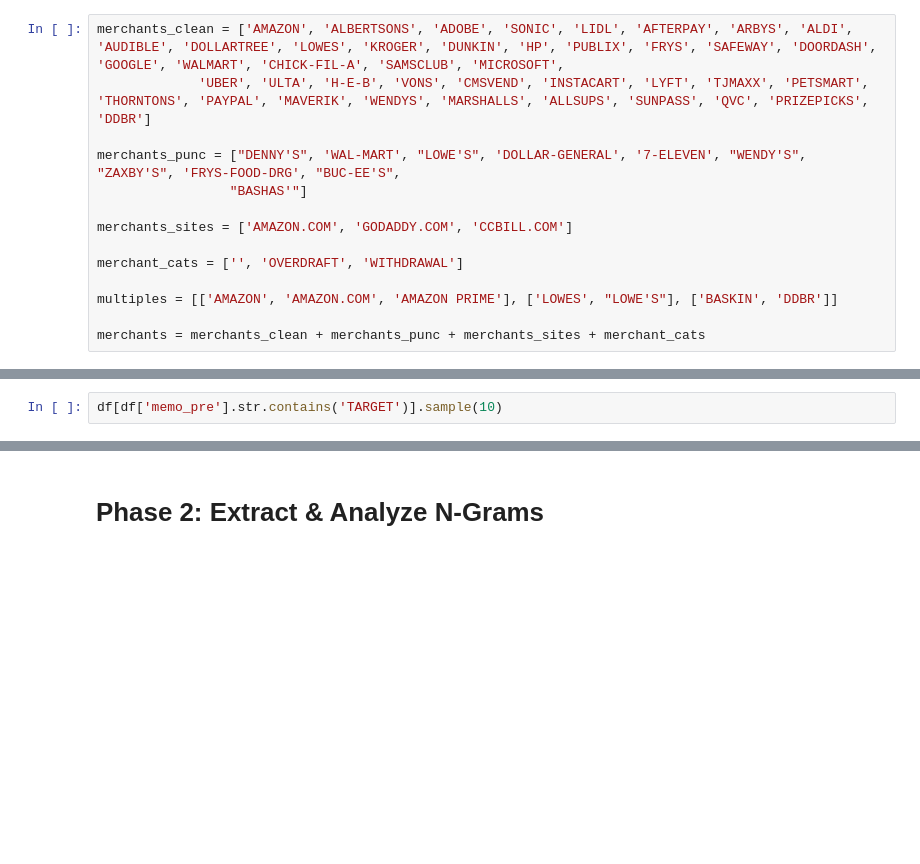
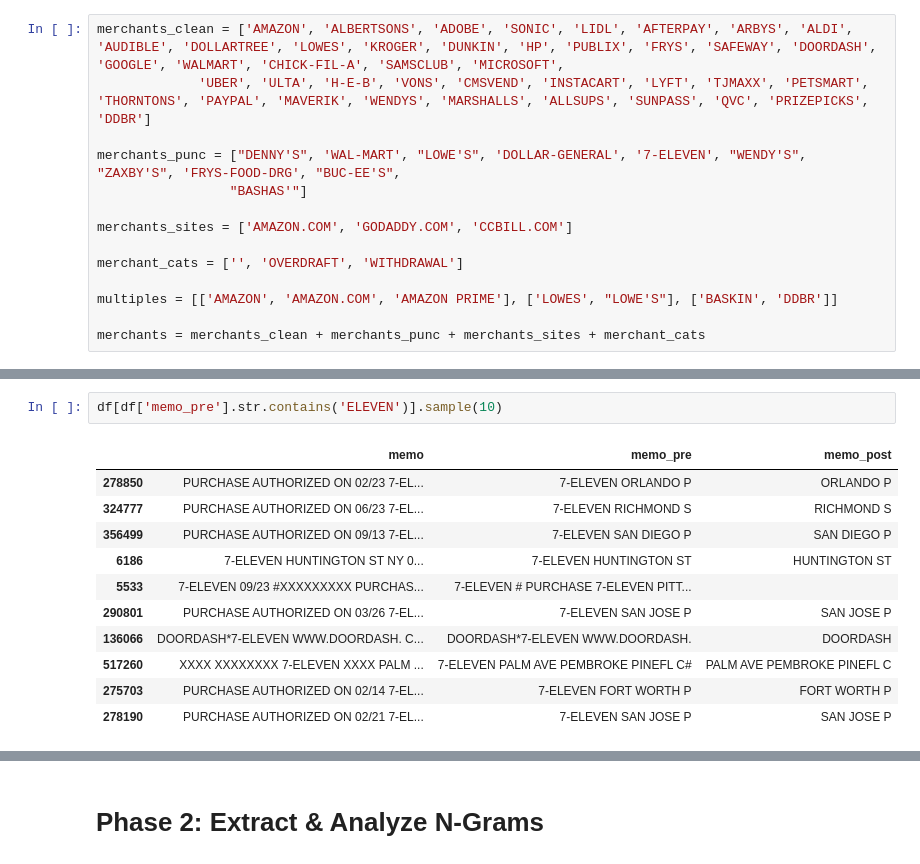
Before and after one commit to kylechoi101/DSC180A-Q1, a Jupyter notebook: Week 2/Haris_Saif.ipynb, the cells around one changed output, grey strips where cells are left out. Saved outputs shown, nothing was run; the diff lists cells and outputs as text; blank space fills up the shorter version.

```diff
--- a/Week 2/Haris_Saif.ipynb
+++ b/Week 2/Haris_Saif.ipynb
@@ -277,4 +361,16 @@ df[df['memo_post'] == 'TARGET']#.iloc[0]['memo']
 # %%
-df[df['memo_pre'].str.contains('TARGET')].sample(10)
+df[df['memo_pre'].str.contains('ELEVEN')].sample(10)
+# %% [output]
+|  | memo | memo_pre | memo_post |
+| 278850 | PURCHASE AUTHORIZED ON 02/23 7-EL... | 7-ELEVEN ORLANDO P | ORLANDO P |
+| 324777 | PURCHASE AUTHORIZED ON 06/23 7-EL... | 7-ELEVEN RICHMOND S | RICHMOND S |
+| 356499 | PURCHASE AUTHORIZED ON 09/13 7-EL... | 7-ELEVEN SAN DIEGO P | SAN DIEGO P |
+| 6186 | 7-ELEVEN HUNTINGTON ST NY 0... | 7-ELEVEN HUNTINGTON ST | HUNTINGTON ST |
+| 5533 | 7-ELEVEN 09/23 #XXXXXXXXX PURCHAS... | 7-ELEVEN # PURCHASE 7-ELEVEN PITT... |  |
+| 290801 | PURCHASE AUTHORIZED ON 03/26 7-EL... | 7-ELEVEN SAN JOSE P | SAN JOSE P |
+| 136066 | DOORDASH*7-ELEVEN WWW.DOORDASH. C... | DOORDASH*7-ELEVEN WWW.DOORDASH. | DOORDASH |
+| 517260 | XXXX XXXXXXXX 7-ELEVEN XXXX PALM ... | 7-ELEVEN PALM AVE PEMBROKE PINEFL C# | PALM AVE PEMBROKE PINEFL C |
+| 275703 | PURCHASE AUTHORIZED ON 02/14 7-EL... | 7-ELEVEN FORT WORTH P | FORT WORTH P |
+| 278190 | PURCHASE AUTHORIZED ON 02/21 7-EL... | 7-ELEVEN SAN JOSE P | SAN JOSE P |
 # %%
 df[(df['memo_post'].str.contains('COM')) | (df['memo_post'].str.contains('WWW')) | (df['memo_post'].str.contains('HTTP'))].sample(30)['memo_post']#.iloc[0]['memo']
```
Also changed, not shown: parts of 17 cells of this notebook.
